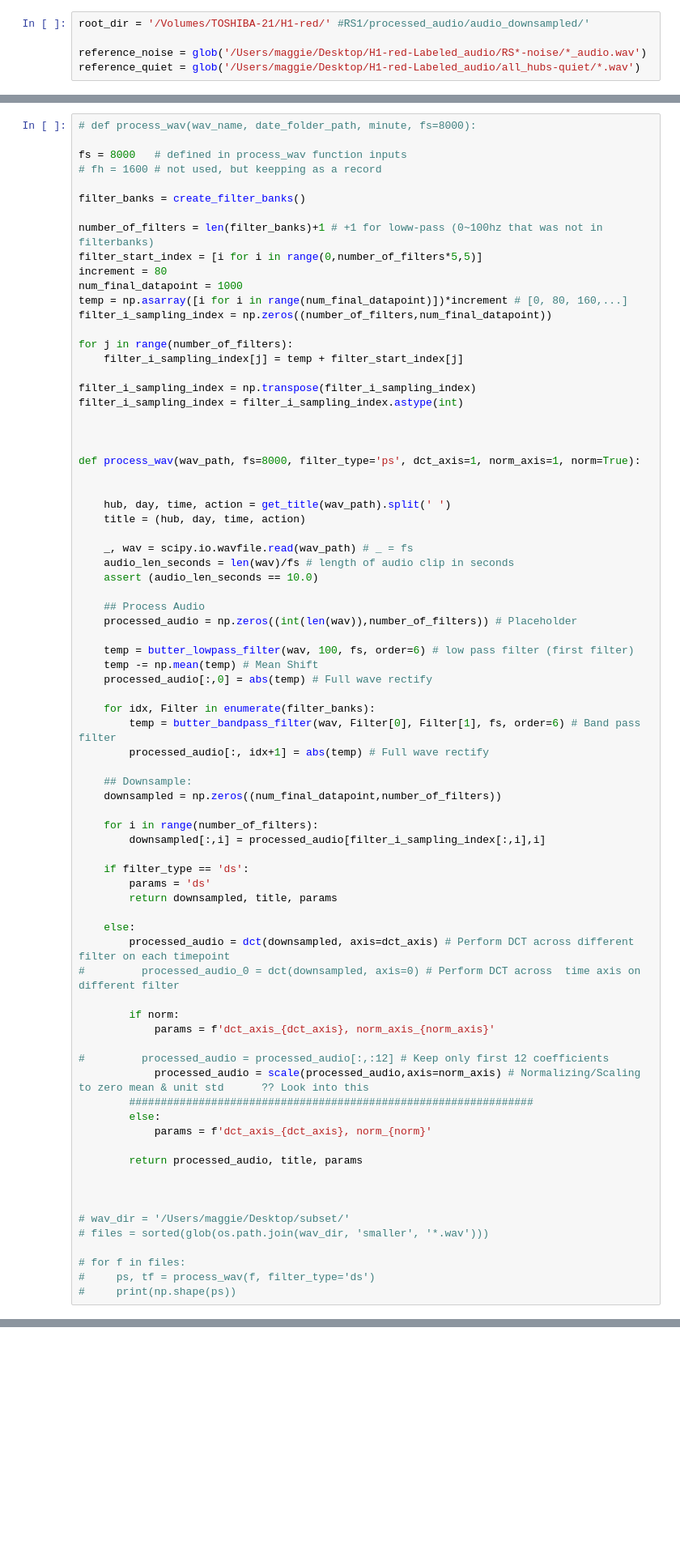
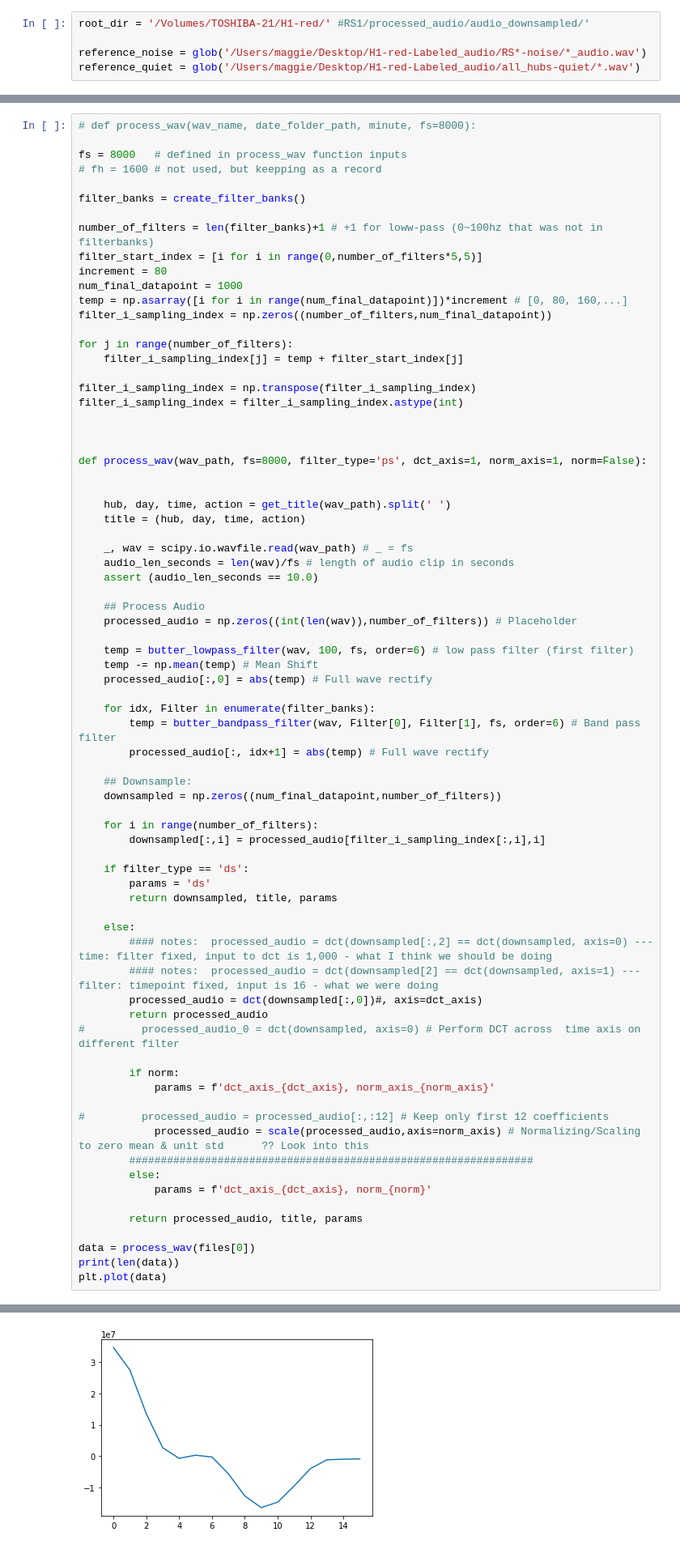
Before and after one commit to mhsjacoby/HPD-Inference-Audio, a Jupyter notebook: Process-Audio/Audio_Plotting.ipynb, the cells around one changed output, grey strips where cells are left out. Shown at 81% size. Drawn from its saved outputs; the diff is of its cells as text; blank space fills up the shorter version.

```diff
--- a/Process-Audio/Audio_Plotting.ipynb
+++ b/Process-Audio/Audio_Plotting.ipynb
@@ -235,7 +208,7 @@ filter_i_sampling_index = filter_i_sampling_index.astype(int)
 
 
 
-def process_wav(wav_path, fs=8000, filter_type='ps', dct_axis=1, norm_axis=1, norm=True):
+def process_wav(wav_path, fs=8000, filter_type='ps', dct_axis=1, norm_axis=1, norm=False):
 
 
     hub, day, time, action = get_title(wav_path).split(' ')
@@ -267,7 +240,10 @@ def process_wav(wav_path, fs=8000, filter_type='ps', dct_axis=1, norm_axis=1, no
         return downsampled, title, params
 
     else:
-        processed_audio = dct(downsampled, axis=dct_axis) # Perform DCT across different filter on each timepoint
+        #### notes:  processed_audio = dct(downsampled[:,2] == dct(downsampled, axis=0) --- time: filter fixed, input to dct is 1,000 - what I think we should be doing
+        #### notes:  processed_audio = dct(downsampled[2] == dct(downsampled, axis=1) --- filter: timepoint fixed, input is 16 - what we were doing
+        processed_audio = dct(downsampled[:,0])#, axis=dct_axis)
+        return processed_audio
 #         processed_audio_0 = dct(downsampled, axis=0) # Perform DCT across  time axis on different filter
 
         if norm:
@@ -281,11 +257,7 @@ def process_wav(wav_path, fs=8000, filter_type='ps', dct_axis=1, norm_axis=1, no
 
         return processed_audio, title, params
 
-
-
-# wav_dir = '/Users/maggie/Desktop/subset/'
-# files = sorted(glob(os.path.join(wav_dir, 'smaller', '*.wav')))
-
-# for f in files:
-#     ps, tf = process_wav(f, filter_type='ds')
-#     print(np.shape(ps))
+data = process_wav(files[0])
+print(len(data))
+plt.plot(data)
+# %% [output]
@@ -291,0 +266 @@ def process_wav(wav_path, fs=8000, filter_type='ps', dct_axis=1, norm_axis=1, no
+[figure, added]
```
Also changed, not shown: parts of 9 cells of this notebook, 27 other files.
